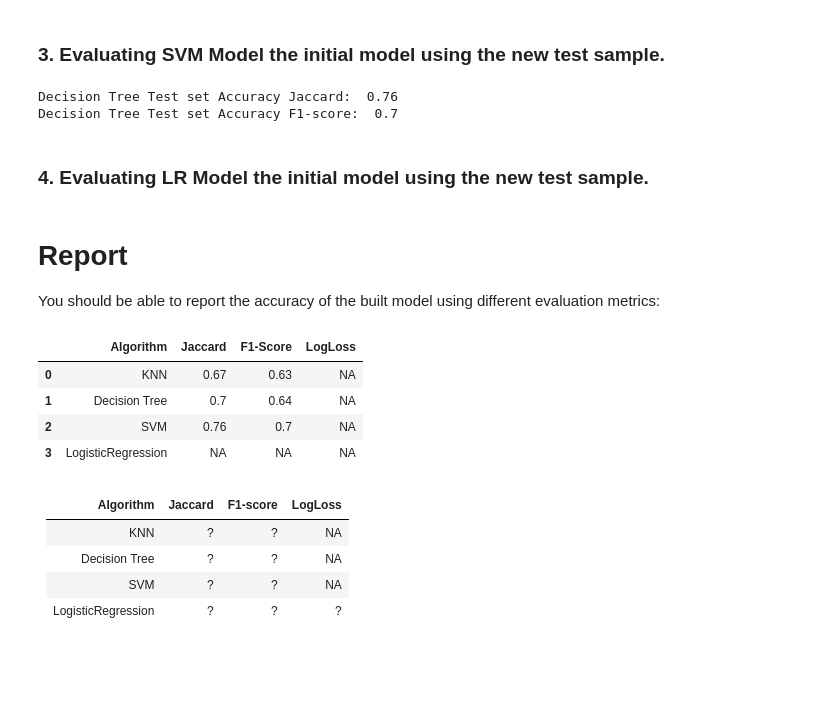
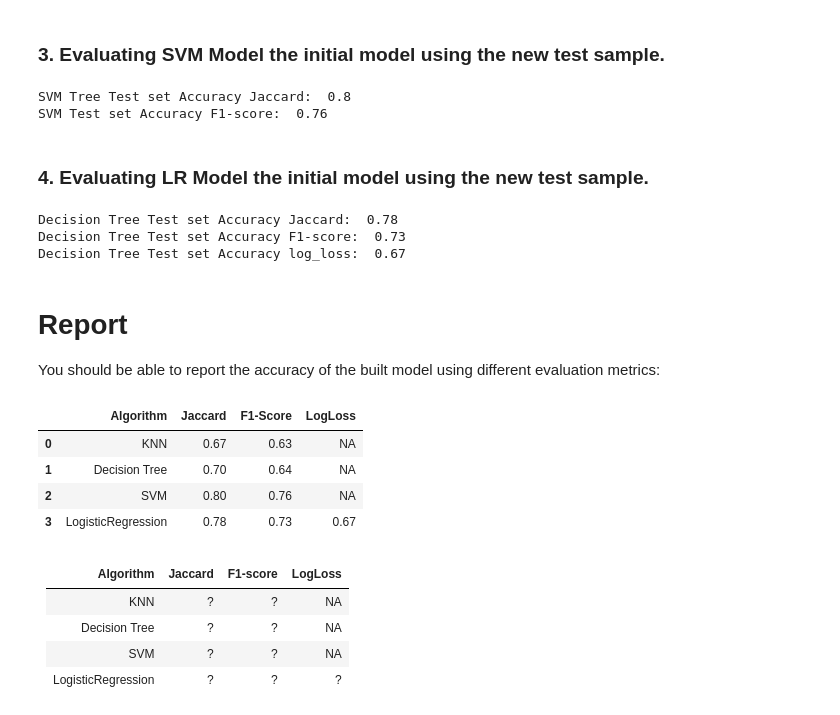
Before and after one commit to gad1981/Coursera_Machine_Learning, a Jupyter notebook: Machine_Learning_with_Python_FA.ipynb, the cells around one changed output. Saved outputs shown, nothing was run; the diff lists cells and outputs as text; code cells hidden in the pictures; blank space fills up the shorter version.

```diff
--- a/Machine_Learning_with_Python_FA.ipynb
+++ b/Machine_Learning_with_Python_FA.ipynb
@@ -472,8 +472,8 @@ for func in func_list:
     SVM = svm.SVC(kernel=func)
     SVM.fit(X_train, y_train)
     svm_yhat = SVM.predict(X_test)
-    trs.append(jaccard_similarity_score(y_train, SVM.predict(X_train)))
-    ts.append(jaccard_similarity_score(y_test, svm_yhat))
+    trs.append(f1_score(y_train, SVM.predict(X_train), average='weighted'))
+    ts.append(f1_score(y_test, svm_yhat, average='weighted'))
 # %%
 T = np.array(trs)
 TS = np.array (ts)
@@ -520,9 +520,9 @@ Polynomial and Radial basis function (RBF) are almost the same. In this case we
 # %% [markdown]
 ### Train SVM Model using Polynomial kernel
 # %%
-SVM = svm.SVC(kernel='poly')
+SVM = svm.SVC(kernel='rbf')
 SVM.fit(X_train, y_train)
 SVM_yhat = SVM.predict(X_test)
-print("Training set Accuracy - JACCARD: ", jaccard_similarity_score(y_train, SVM.predict(X_train)))
-print("Testing set Accuracy - JACCARD: ", jaccard_similarity_score(y_test, SVM_yhat))
+print("Training set Accuracy - F1-Score: ", jaccard_similarity_score(y_train, SVM.predict(X_train)))
+print("Testing set Accuracy - F1-Score: ", jaccard_similarity_score(y_test, SVM_yhat))
 # %% [output]
@@ -619,34 +685,49 @@ Decision Tree Test set Accuracy F1-score:  0.64
 # %% [markdown]
 ### 3. Evaluating SVM Model the initial model using the new test sample.
 # %%
-SVM = svm.SVC(kernel='poly')
+SVM = svm.SVC(kernel='rbf')
 SVM.fit(X_train, y_train)
 SVM_yhat_test_set = SVM.predict(X_test_set)
 J3 = round(jaccard_similarity_score(y_test_set, SVM_yhat_test_set), 2)
-print("Decision Tree Test set Accuracy Jaccard: ", J3)
+print("SVM Tree Test set Accuracy Jaccard: ", J3)
 F3 = round(f1_score(y_test_set, SVM_yhat_test_set, average='weighted'), 2)
-print("Decision Tree Test set Accuracy F1-score: ", F3)
+print("SVM Test set Accuracy F1-score: ", F3)
 # %% [output]
-Decision Tree Test set Accuracy Jaccard:  0.76
-Decision Tree Test set Accuracy F1-score:  0.7
+SVM Tree Test set Accuracy Jaccard:  0.8
+SVM Test set Accuracy F1-score:  0.76
 # %% [markdown]
 ### 4. Evaluating LR Model the initial model using the new test sample.
+# %%
+LR = LogisticRegression(C=0.001, solver='liblinear').fit(X_train, y_train)
+lr_yhat_test_set = LR.predict(X_test_set)
+lr_prob_test_set = LR.predict_proba(X_test_set)
+
+J4 = round(jaccard_similarity_score(y_test_set, lr_yhat_test_set), 2)
+print("Decision Tree Test set Accuracy Jaccard: ", J4)
+F4 = round(f1_score(y_test_set, lr_yhat_test_set, average='weighted'), 2)
+print("Decision Tree Test set Accuracy F1-score: ", F4)
+L4 = round(log_loss(y_test_set, lr_prob_test_set),2)
+print("Decision Tree Test set Accuracy log_loss: ", L4)
+# %% [output]
+Decision Tree Test set Accuracy Jaccard:  0.78
+Decision Tree Test set Accuracy F1-score:  0.73
+Decision Tree Test set Accuracy log_loss:  0.67
 # %% [markdown]
 # Report
 You should be able to report the accuracy of the built model using different evaluation metrics:
 # %%
 Algorithm = ['KNN', 'Decision Tree', 'SVM', 'LogisticRegression']
-Jaccard = [J1, J2, J3, 'NA']
-F1score = [F1, F2, F3, 'NA']
-LogLoss = ['NA', 'NA', 'NA', 'NA']
+Jaccard = [J1, J2, J3, J4]
+F1score = [F1, F2, F3, F4]
+LogLoss = ['NA', 'NA', 'NA', L4]
 Report = pd.DataFrame({'Algorithm' : Algorithm, 'Jaccard': Jaccard, 'F1-Score': F1score, 'LogLoss': LogLoss })
 Report
 # %% [output]
 |  | Algorithm | Jaccard | F1-Score | LogLoss |
 | 0 | KNN | 0.67 | 0.63 | NA |
-| 1 | Decision Tree | 0.7 | 0.64 | NA |
-| 2 | SVM | 0.76 | 0.7 | NA |
-| 3 | LogisticRegression | NA | NA | NA |
+| 1 | Decision Tree | 0.70 | 0.64 | NA |
+| 2 | SVM | 0.80 | 0.76 | NA |
+| 3 | LogisticRegression | 0.78 | 0.73 | 0.67 |
 # %% [markdown]
 | Algorithm          | Jaccard | F1-score | LogLoss |
 |--------------------|---------|----------|---------|
```
Also changed, not shown: parts of 14 cells of this notebook.
